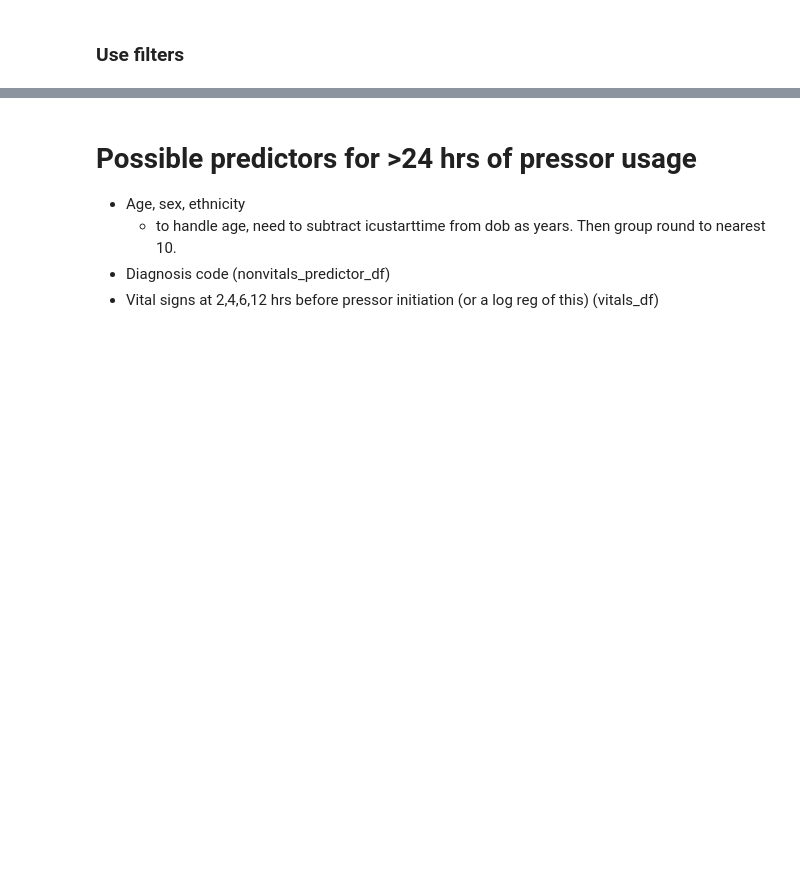
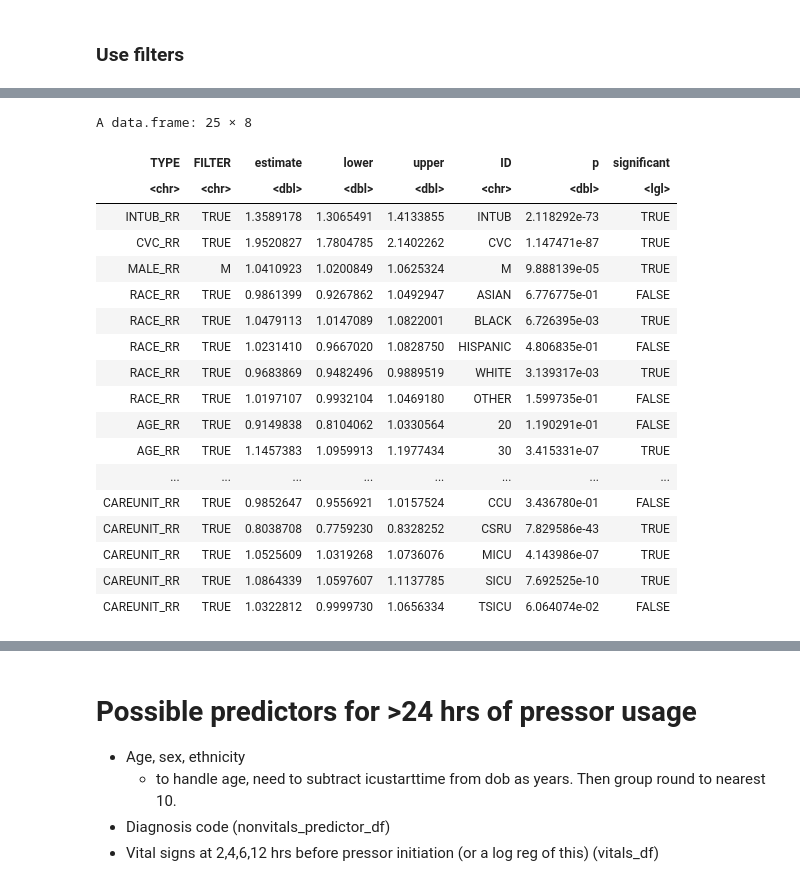
Before and after one commit to ruoyijiang/general, a Jupyter notebook: projects/haimovich_pressors/R_Pressor_Outcomes.ipynb, the cells around one changed output, grey strips where cells are left out. Cells and saved outputs as stored; diff of their text form; code cells hidden in the pictures; blank space fills up the shorter version.

```diff
--- a/projects/haimovich_pressors/R_Pressor_Outcomes.ipynb
+++ b/projects/haimovich_pressors/R_Pressor_Outcomes.ipynb
@@ -468,0 +612,25 @@ output_df <- input_death_df %>%
+# %%
+all_rr_df <- bind_rows(all_rr_list, .id="TYPE") %>%
+    mutate(significant = p < 0.05)
+
+all_rr_df
+# %% [output]
+A data.frame: 25 × 8
+| TYPE | FILTER | estimate | lower | upper | ID | p | significant |
+| <chr> | <chr> | <dbl> | <dbl> | <dbl> | <chr> | <dbl> | <lgl> |
+| INTUB_RR | TRUE | 1.3589178 | 1.3065491 | 1.4133855 | INTUB | 2.118292e-73 | TRUE |
+| CVC_RR | TRUE | 1.9520827 | 1.7804785 | 2.1402262 | CVC | 1.147471e-87 | TRUE |
+| MALE_RR | M | 1.0410923 | 1.0200849 | 1.0625324 | M | 9.888139e-05 | TRUE |
+| RACE_RR | TRUE | 0.9861399 | 0.9267862 | 1.0492947 | ASIAN | 6.776775e-01 | FALSE |
+| RACE_RR | TRUE | 1.0479113 | 1.0147089 | 1.0822001 | BLACK | 6.726395e-03 | TRUE |
+| RACE_RR | TRUE | 1.0231410 | 0.9667020 | 1.0828750 | HISPANIC | 4.806835e-01 | FALSE |
+| RACE_RR | TRUE | 0.9683869 | 0.9482496 | 0.9889519 | WHITE | 3.139317e-03 | TRUE |
+| RACE_RR | TRUE | 1.0197107 | 0.9932104 | 1.0469180 | OTHER | 1.599735e-01 | FALSE |
+| AGE_RR | TRUE | 0.9149838 | 0.8104062 | 1.0330564 | 20 | 1.190291e-01 | FALSE |
+| AGE_RR | TRUE | 1.1457383 | 1.0959913 | 1.1977434 | 30 | 3.415331e-07 | TRUE |
+| ... | ... | ... | ... | ... | ... | ... | ... |
+| CAREUNIT_RR | TRUE | 0.9852647 | 0.9556921 | 1.0157524 | CCU | 3.436780e-01 | FALSE |
+| CAREUNIT_RR | TRUE | 0.8038708 | 0.7759230 | 0.8328252 | CSRU | 7.829586e-43 | TRUE |
+| CAREUNIT_RR | TRUE | 1.0525609 | 1.0319268 | 1.0736076 | MICU | 4.143986e-07 | TRUE |
+| CAREUNIT_RR | TRUE | 1.0864339 | 1.0597607 | 1.1137785 | SICU | 7.692525e-10 | TRUE |
+| CAREUNIT_RR | TRUE | 1.0322812 | 0.9999730 | 1.0656334 | TSICU | 6.064074e-02 | FALSE |
```
Also changed, not shown: parts of 59 cells of this notebook.
